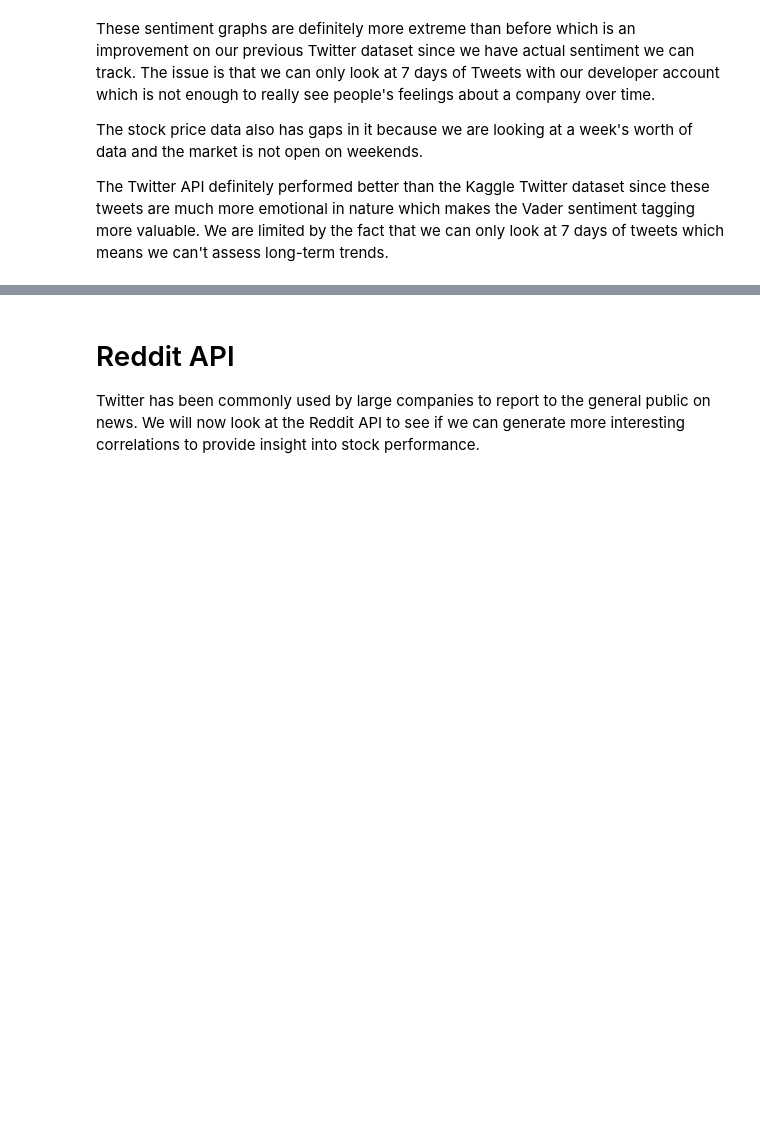
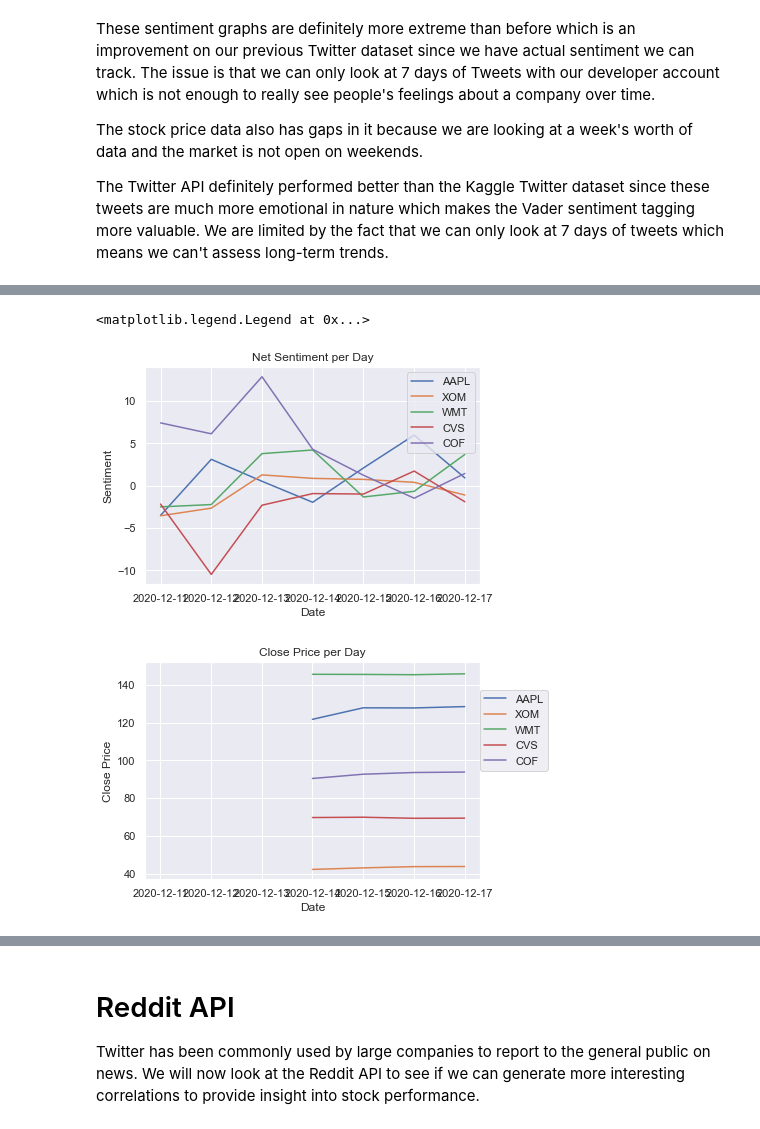
Before and after one commit to gilaniasher/sentiment-driven-market-analysis, a Jupyter notebook: results.ipynb, the cells around one changed output, grey strips where cells are left out. Saved outputs shown, nothing was run; the diff lists cells and outputs as text; code cells hidden in the pictures; blank space fills up the shorter version.

Commit message:
Added net sentiment and LinReg model

```diff
--- a/results.ipynb
+++ b/results.ipynb
@@ -411,3 +420,14 @@ These sentiment graphs are definitely more extreme than before which is an impro
 The stock price data also has gaps in it because we are looking at a week's worth of data and the market is not open on weekends.
 
 The Twitter API definitely performed better than the Kaggle Twitter dataset since these tweets are much more emotional in nature which makes the Vader sentiment tagging more valuable. We are limited by the fact that we can only look at 7 days of tweets which means we can't assess long-term trends.
+# %%
+net_sentiment = []
+for company in tweet_df["Symbol"].unique():
+    for day in tweet_df["Date"].unique():
+        net_sentiment.append([company,
+                              day,
+                              np.sum((tweet_df[(tweet_df["Symbol"] == company) & (tweet_df["Date"] == day)])["Sentiment"]),
+                              (tweet_df[(tweet_df["Symbol"] == company) & (tweet_df["Date"] == day)]).iloc[0]["Close"]])
+net_df = pd.DataFrame(net_sentiment)
+net_df.columns = ["Symbol", "Date", "Sentiment", "Close"]
+net_df.iloc[0:7]
@@ -413,0 +443,18 @@ The Twitter API definitely performed better than the Kaggle Twitter dataset sinc
+# %%
+for company in net_df["Symbol"].unique():
+    plt.title("Net Sentiment per Day")
+    plt.xlabel("Date")
+    plt.ylabel("Sentiment")
+    plt.plot(net_df[net_df["Symbol"] == company]["Date"], net_df[net_df["Symbol"] == company]["Sentiment"], label=company)
+plt.legend()
+plt.figure()
+for company in net_df["Symbol"].unique():
+    plt.title("Close Price per Day")
+    plt.xlabel("Date")
+    plt.ylabel("Close Price")
+    plt.plot(net_df[net_df["Symbol"] == company]["Date"], net_df[net_df["Symbol"] == company]["Close"], label=company)
+plt.legend(loc=(1, .5))
+# %% [output]
+<matplotlib.legend.Legend at 0x...>
+[figure, added]
+[figure, added]
```
Also changed, not shown: parts of 15 cells of this notebook.
